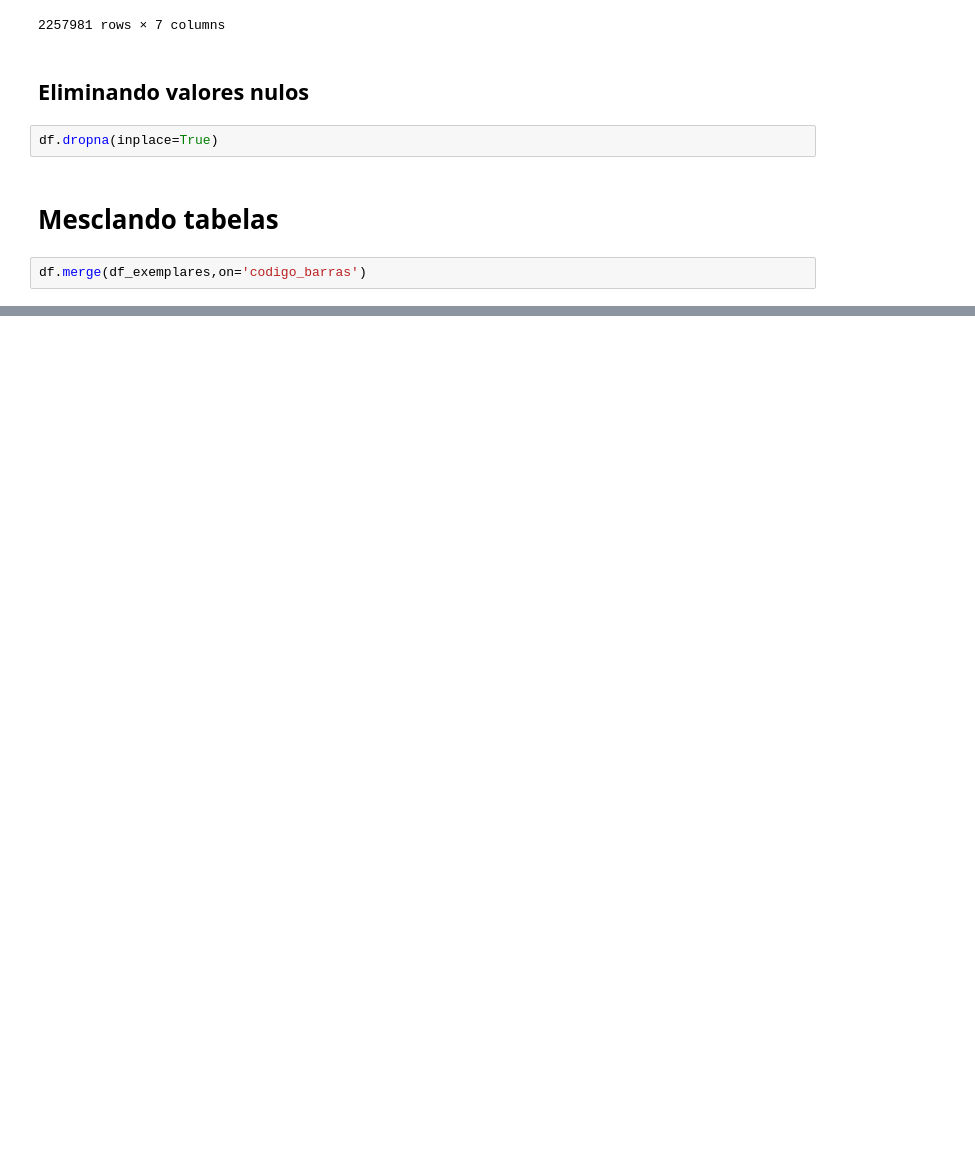
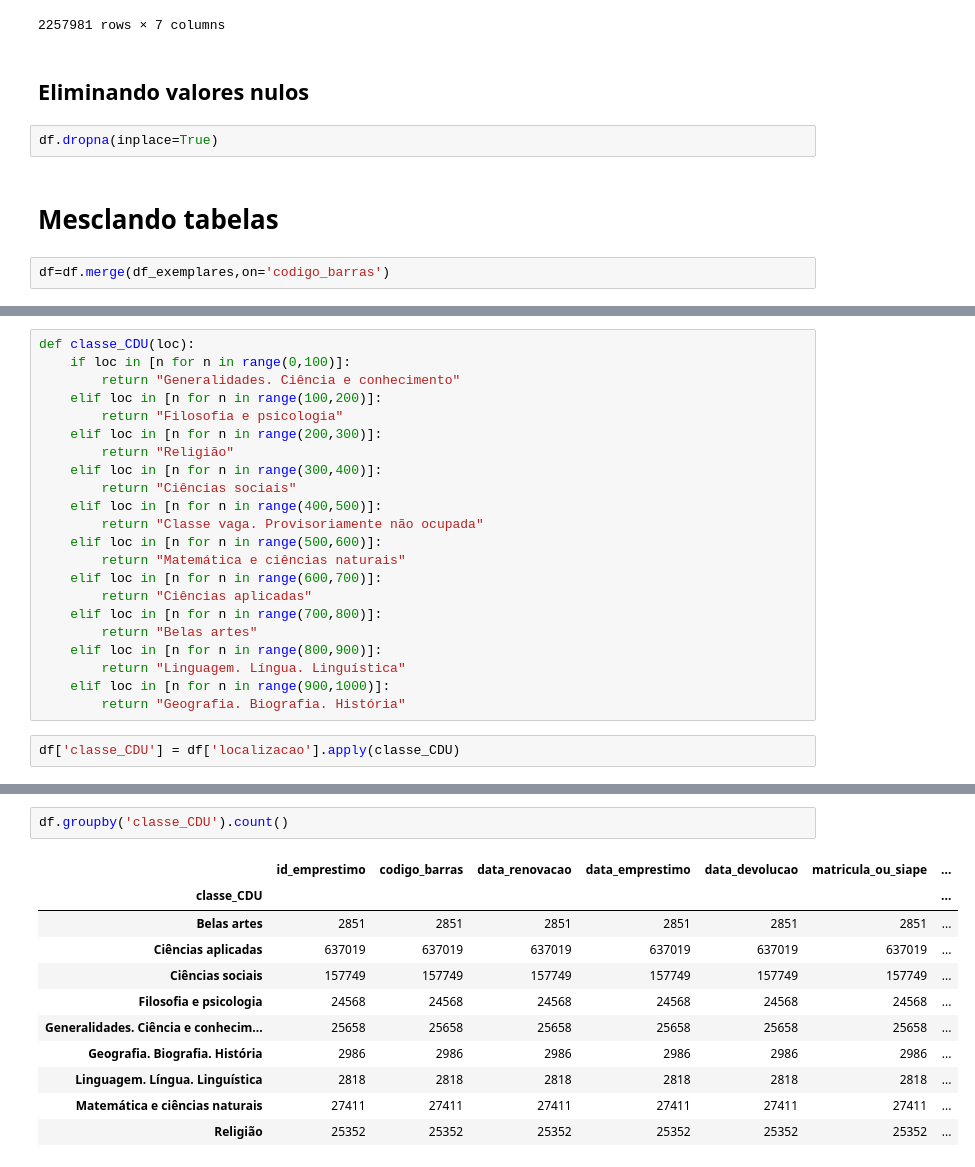
Before and after one commit to mdsprado/7Daysofcode, a Jupyter notebook: 7DaysOfCode de Python Pandas.ipynb, the cells around one changed output, grey strips where cells are left out. Cells and saved outputs as stored; diff of their text form; blank space fills up the shorter version.

```diff
--- a/7DaysOfCode de Python Pandas.ipynb
+++ b/7DaysOfCode de Python Pandas.ipynb
@@ -129,4 +129,4 @@ df.dropna(inplace=True)
 # %% [markdown]
 # Mesclando tabelas
 # %%
-df.merge(df_exemplares,on='codigo_barras')
+df=df.merge(df_exemplares,on='codigo_barras')
@@ -146,0 +167,24 @@ df.merge(df_exemplares,on='codigo_barras')
+# %%
+def classe_CDU(loc):
+    if loc in [n for n in range(0,100)]:
+        return "Generalidades. Ciência e conhecimento"
+    elif loc in [n for n in range(100,200)]:
+        return "Filosofia e psicologia"
+    elif loc in [n for n in range(200,300)]:
+        return "Religião"
+    elif loc in [n for n in range(300,400)]:
+        return "Ciências sociais"
+    elif loc in [n for n in range(400,500)]:
+        return "Classe vaga. Provisoriamente não ocupada"
+    elif loc in [n for n in range(500,600)]:
+        return "Matemática e ciências naturais"
+    elif loc in [n for n in range(600,700)]:
+        return "Ciências aplicadas"
+    elif loc in [n for n in range(700,800)]:
+        return "Belas artes"
+    elif loc in [n for n in range(800,900)]:
+        return "Linguagem. Língua. Linguística"
+    elif loc in [n for n in range(900,1000)]:
+        return "Geografia. Biografia. História"
+# %%
+df['classe_CDU'] = df['localizacao'].apply(classe_CDU)
@@ -146,0 +200,14 @@ df.merge(df_exemplares,on='codigo_barras')
+# %%
+df.groupby('classe_CDU').count()
+# %% [output]
+|  | id_emprestimo | codigo_barras | data_renovacao | data_emprestimo | data_devolucao | matricula_ou_siape | ... |
+| classe_CDU |  |  |  |  |  |  | ... |
+| Belas artes | 2851 | 2851 | 2851 | 2851 | 2851 | 2851 | ... |
+| Ciências aplicadas | 637019 | 637019 | 637019 | 637019 | 637019 | 637019 | ... |
+| Ciências sociais | 157749 | 157749 | 157749 | 157749 | 157749 | 157749 | ... |
+| Filosofia e psicologia | 24568 | 24568 | 24568 | 24568 | 24568 | 24568 | ... |
+| Generalidades. Ciência e conhecim... | 25658 | 25658 | 25658 | 25658 | 25658 | 25658 | ... |
+| Geografia. Biografia. História | 2986 | 2986 | 2986 | 2986 | 2986 | 2986 | ... |
+| Linguagem. Língua. Linguística | 2818 | 2818 | 2818 | 2818 | 2818 | 2818 | ... |
+| Matemática e ciências naturais | 27411 | 27411 | 27411 | 27411 | 27411 | 27411 | ... |
+| Religião | 25352 | 25352 | 25352 | 25352 | 25352 | 25352 | ... |
```
Also changed, not shown: parts of 8 cells of this notebook, 1 other file.
